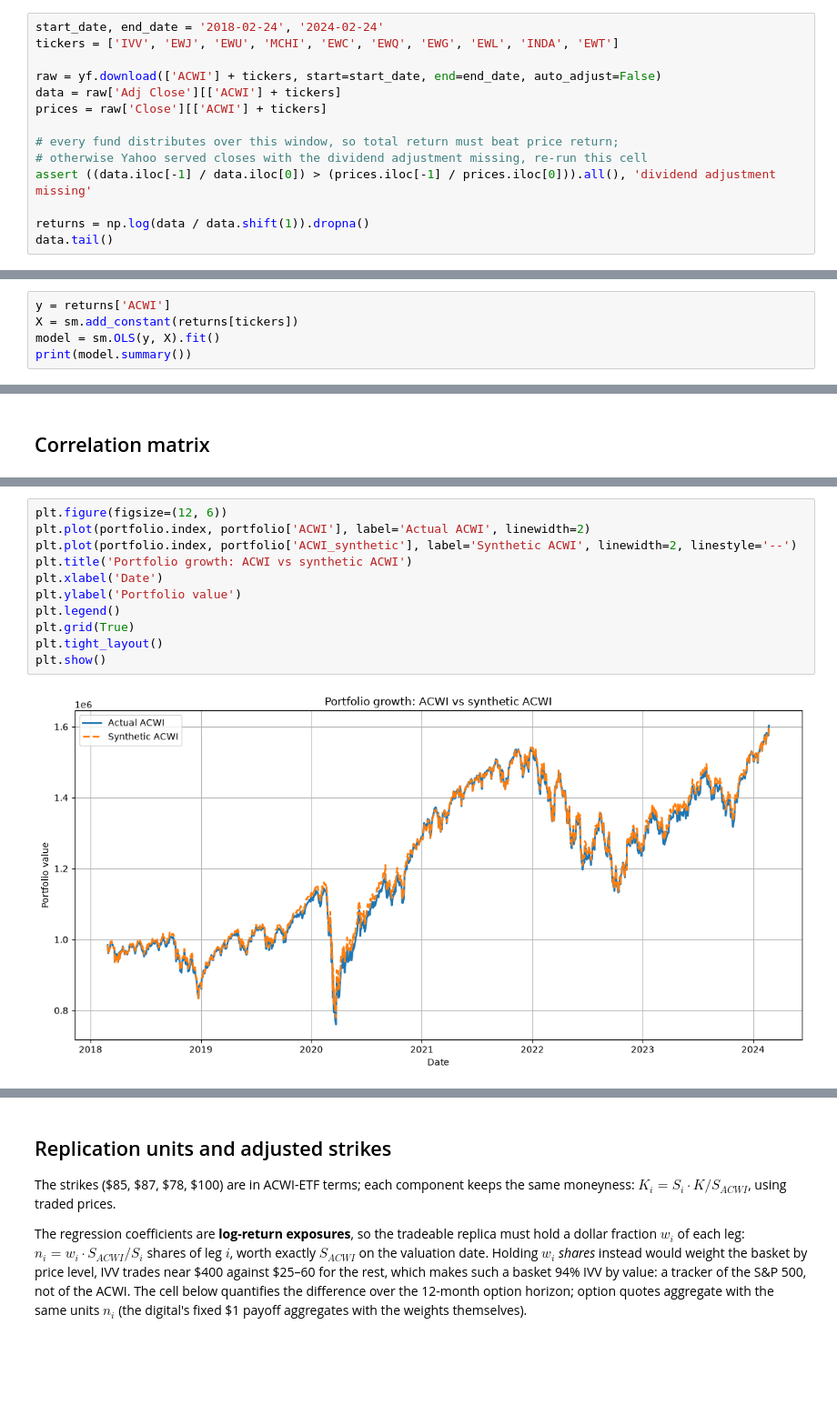
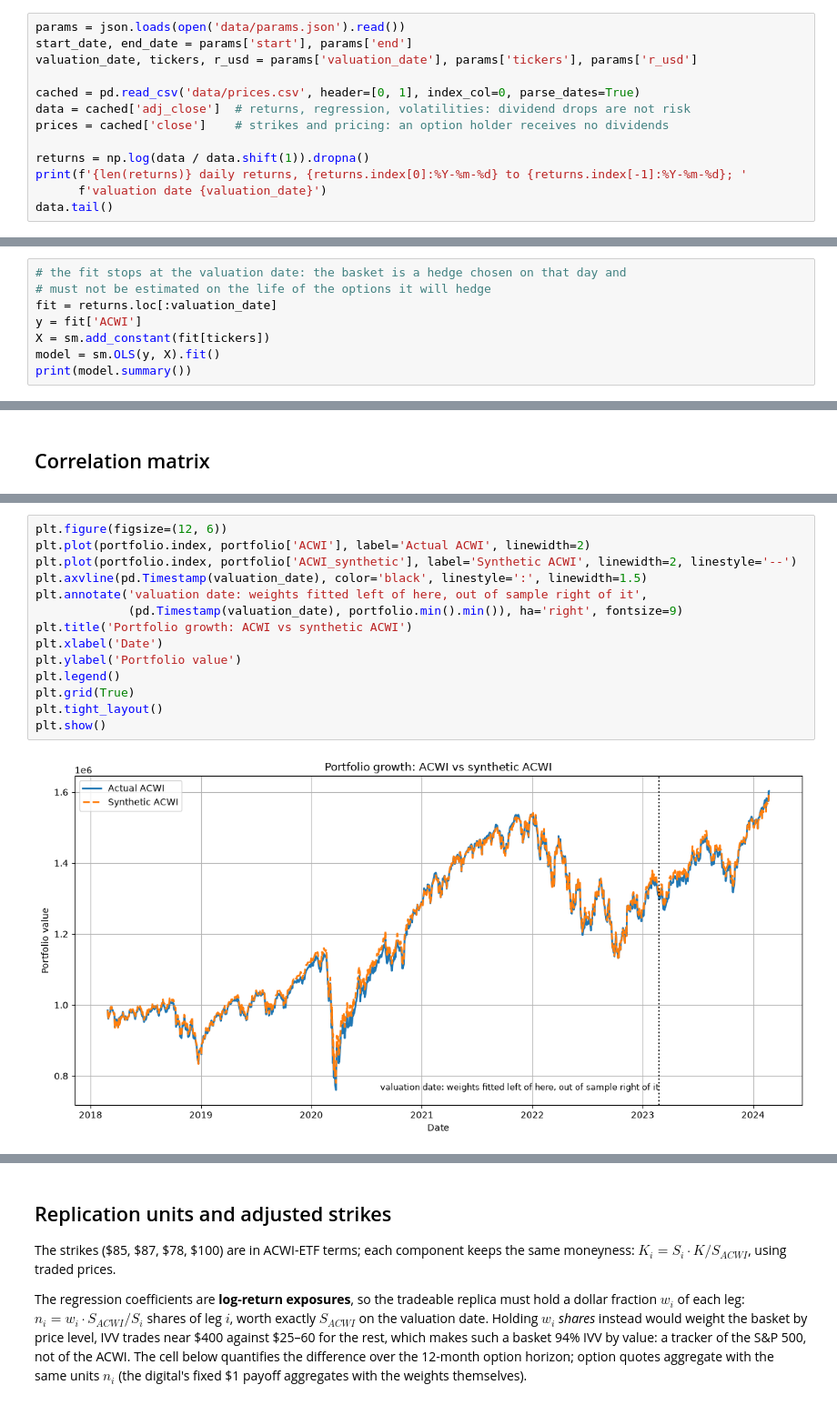
Before and after one commit to Aldo10F/acwi-synthetic-options, a Jupyter notebook: acwi_synthetic_options.ipynb, the cells around one changed output, grey strips where cells are left out. Shown at 91% size. Drawn from its saved outputs; the diff is of its cells as text; blank space fills up the shorter version.

Commit message:
Fit replication weights pre-valuation only, cache market data for reproducible runs, and reconcile the correlation premium across pricing, backtest and Monte Carlo.

```diff
--- a/acwi_synthetic_options.ipynb
+++ b/acwi_synthetic_options.ipynb
@@ -28,16 +35,15 @@ from scipy.stats import norm
 `data` (adjusted closes) for returns, regression and volatilities; `prices` (traded closes) for strikes and pricing.
 # %%
-start_date, end_date = '2018-02-24', '2024-02-24'
-tickers = ['IVV', 'EWJ', 'EWU', 'MCHI', 'EWC', 'EWQ', 'EWG', 'EWL', 'INDA', 'EWT']
+params = json.loads(open('data/params.json').read())
+start_date, end_date = params['start'], params['end']
+valuation_date, tickers, r_usd = params['valuation_date'], params['tickers'], params['r_usd']
 
-raw = yf.download(['ACWI'] + tickers, start=start_date, end=end_date, auto_adjust=False)
-data = raw['Adj Close'][['ACWI'] + tickers]
-prices = raw['Close'][['ACWI'] + tickers]
-
-# every fund distributes over this window, so total return must beat price return;
-# otherwise Yahoo served closes with the dividend adjustment missing, re-run this cell
-assert ((data.iloc[-1] / data.iloc[0]) > (prices.iloc[-1] / prices.iloc[0])).all(), 'dividend adjustment missing'
+cached = pd.read_csv('data/prices.csv', header=[0, 1], index_col=0, parse_dates=True)
+data = cached['adj_close']  # returns, regression, volatilities: dividend drops are not risk
+prices = cached['close']    # strikes and pricing: an option holder receives no dividends
 
 returns = np.log(data / data.shift(1)).dropna()
+print(f'{len(returns)} daily returns, {returns.index[0]:%Y-%m-%d} to {returns.index[-1]:%Y-%m-%d}; '
+      f'valuation date {valuation_date}')
 data.tail()
 # %% [output]
@@ -64,6 +62,9 @@ data.tail()
 # %%
-y = returns['ACWI']
-X = sm.add_constant(returns[tickers])
+# the fit stops at the valuation date: the basket is a hedge chosen on that day and
+# must not be estimated on the life of the options it will hedge
+fit = returns.loc[:valuation_date]
+y = fit['ACWI']
+X = sm.add_constant(fit[tickers])
 model = sm.OLS(y, X).fit()
 print(model.summary())
 # %% [output]
@@ -279,16 +296,19 @@ dtype: float64
 # %%
 plt.figure(figsize=(12, 6))
 plt.plot(portfolio.index, portfolio['ACWI'], label='Actual ACWI', linewidth=2)
 plt.plot(portfolio.index, portfolio['ACWI_synthetic'], label='Synthetic ACWI', linewidth=2, linestyle='--')
+plt.axvline(pd.Timestamp(valuation_date), color='black', linestyle=':', linewidth=1.5)
+plt.annotate('valuation date: weights fitted left of here, out of sample right of it',
+             (pd.Timestamp(valuation_date), portfolio.min().min()), ha='right', fontsize=9)
 plt.title('Portfolio growth: ACWI vs synthetic ACWI')
 plt.xlabel('Date')
 plt.ylabel('Portfolio value')
 plt.legend()
 plt.grid(True)
 plt.tight_layout()
 plt.show()
 # %% [output]
-[figure, old version]
+[figure, new version]
 # %% [markdown]
 ## Market parameters as of the valuation date
 
```
Also changed, not shown: parts of 43 cells of this notebook, 4 other files.
